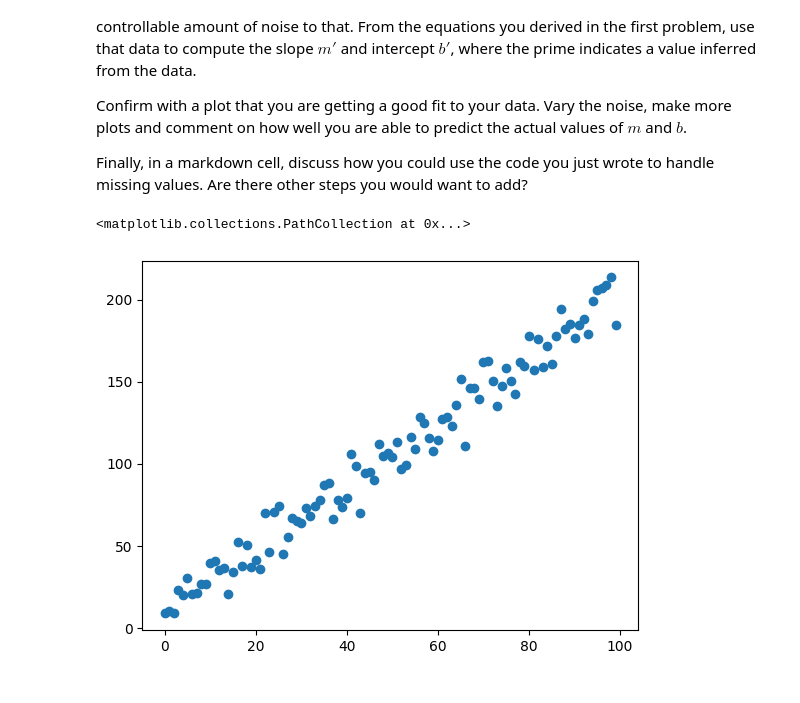
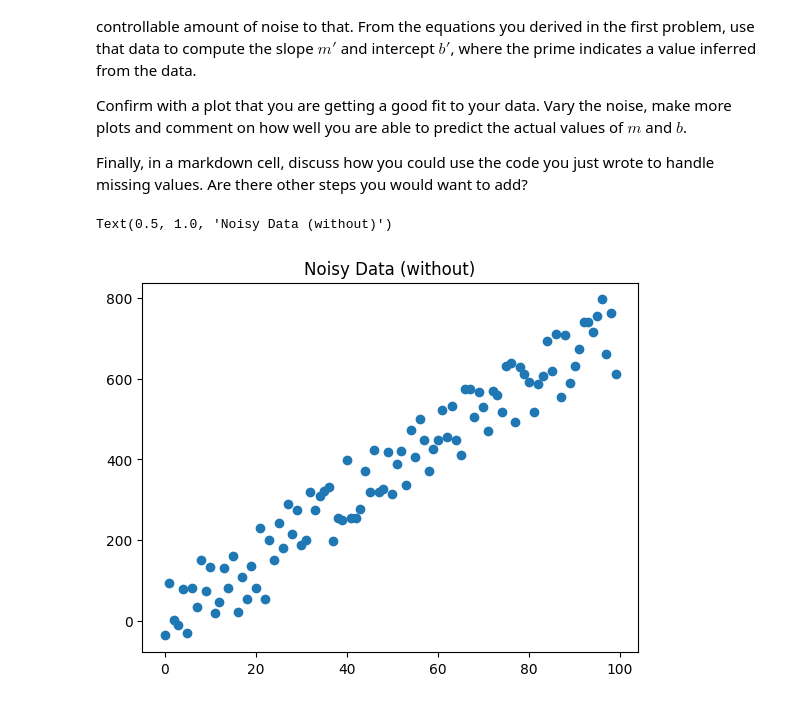
Before and after one commit to mikayla-norton/cmse830, a Jupyter notebook: HWs/HW_6.ipynb, the cells around one changed output. Saved outputs shown, nothing was run; the diff lists cells and outputs as text; code cells hidden in the pictures.

```diff
--- a/HWs/HW_6.ipynb
+++ b/HWs/HW_6.ipynb
@@ -142,16 +144,20 @@ Finally, in a markdown cell, discuss how you could use the code you just wrote t
 # %%
 import numpy as np
 import matplotlib.pyplot as plt
 
 x = np.arange(0,100,1)
+slope = 7.5
+intercept = -3
+mu = 3.3
+sigma = 50
+y = slope*x + intercept
 
-y = 2*x + 5
-
-noise = np.random.normal(0,10, len(x))
+noise = np.random.normal(mu,sigma, len(x))
 
 y_noised = y + noise
 
 plt.scatter(x, y_noised)
+plt.title("Noisy Data (without)")
 # %% [output]
-<matplotlib.collections.PathCollection at 0x...>
+Text(0.5, 1.0, 'Noisy Data (without)')
-[figure, old version]
+[figure, new version]
```
Also changed, not shown: parts of 4 cells of this notebook, 11 other files.
